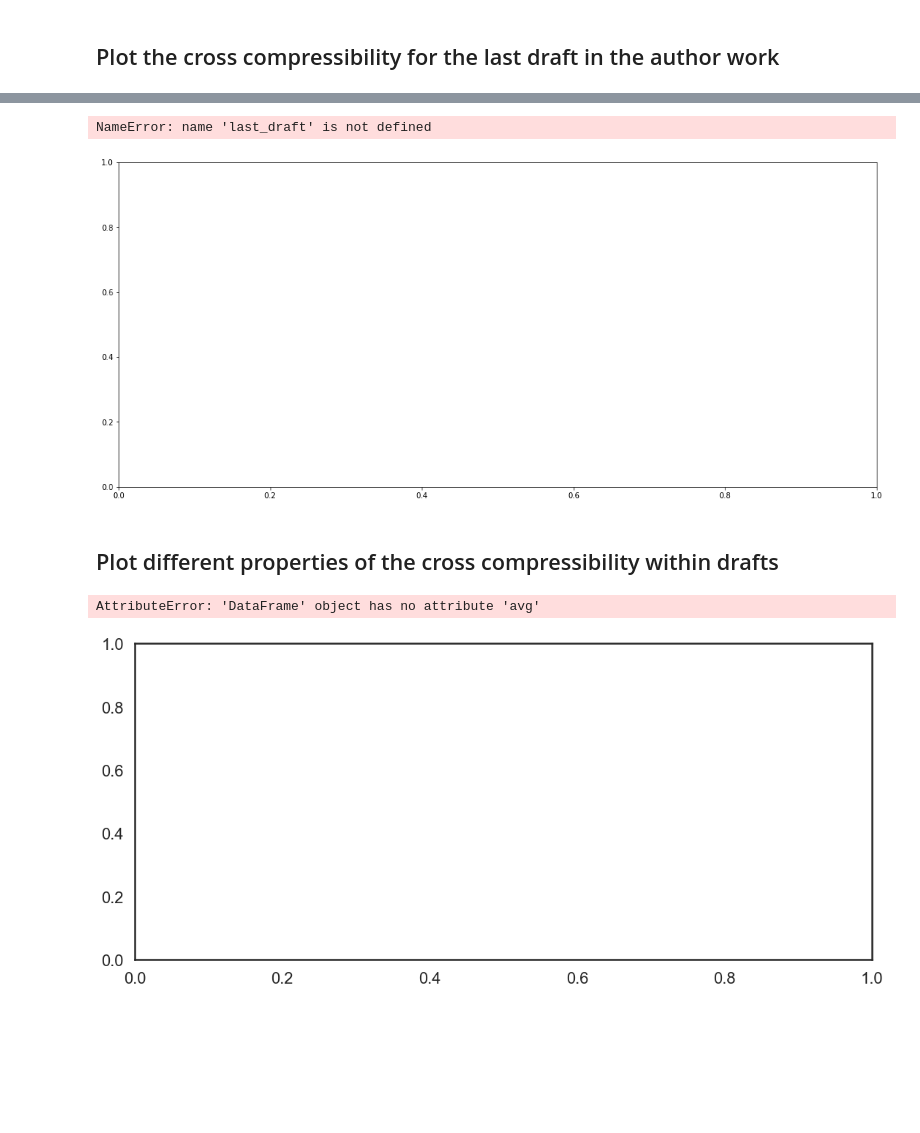
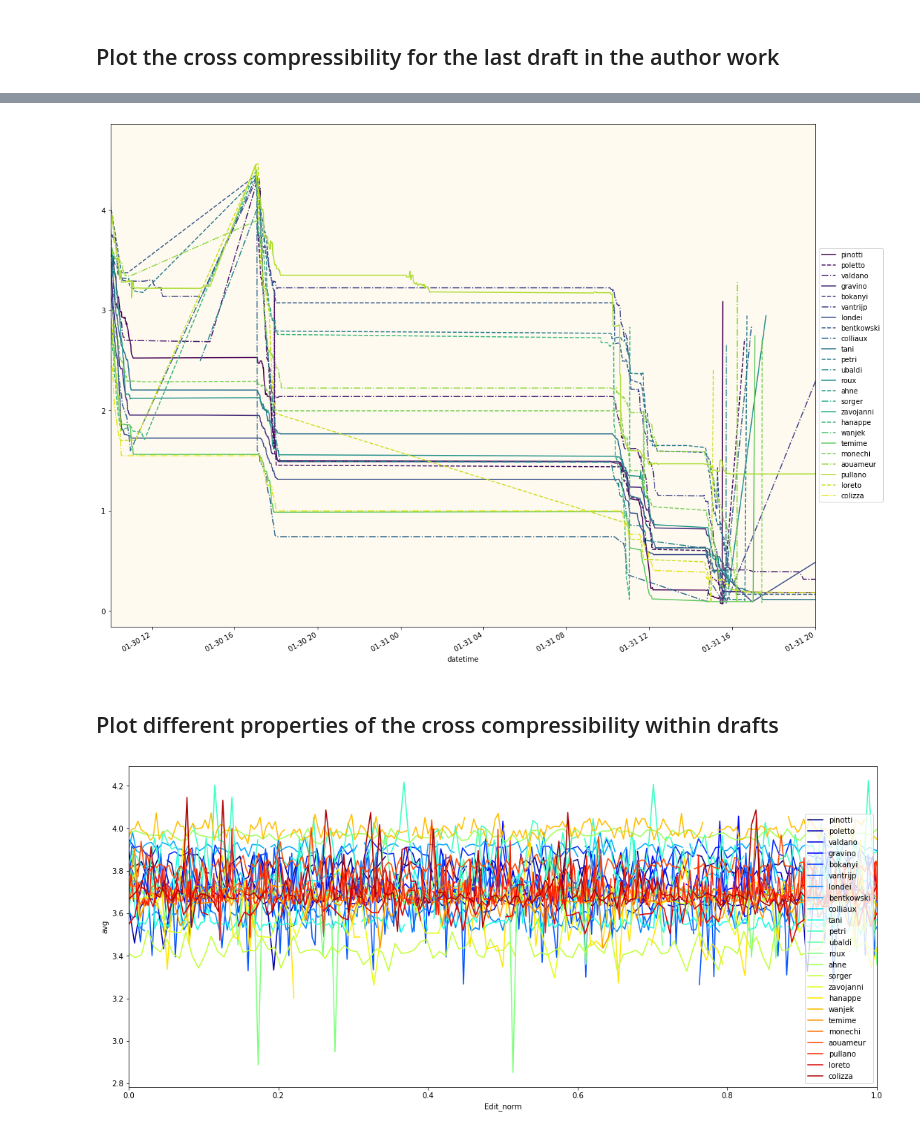
Before and after one commit to losardor/DraftAnalysis, a Jupyter notebook: PACCHETTO_ruggieroDraft/DrafAnal_with_package-Copy1.ipynb, the cells around one changed output, grey strips where cells are left out. Drawn from its saved outputs; the diff is of its cells as text; code cells hidden in the pictures; blank space fills up the shorter version.

```diff
--- a/PACCHETTO_ruggieroDraft/DrafAnal_with_package-Copy1.ipynb
+++ b/PACCHETTO_ruggieroDraft/DrafAnal_with_package-Copy1.ipynb
@@ -119,0 +86,6 @@ pk.dump( Data, open( "./Data/OUTPUT/Data_06_11.p", "wb" ) )
+# %%
+from datetime import datetime
+now = datetime.now()
+timestmp = now.strftime("%d-%m-%Y-%H-%M")
+print(timestmp)
+pk.dump( Data, open( "./Data/OUTPUT/Data"+timestmp+".p", "wb" ) )
@@ -120,14 +94,20 @@ pk.dump( Data, open( "./Data/OUTPUT/Data_06_11.p", "wb" ) )
+# %%
+with open("./Data/OUTPUT/Data"+timestmp+".p","rb") as file:
+    Data = pk.load(file)
 # %% [markdown]
 ## Plot the cross compressibility for the last draft in the author work
 # %%
 x = np.linspace(0, 5, 100)
-cmap = plt.get_cmap('jet')
-fig = plt.figure(figsize=(14,6))
+cmap = plt.get_cmap('viridis')
+LINE_STYLES = ['solid', 'dashed', 'dashdot', 'dotted']
+fig = plt.figure(figsize=(14,10))
 ax = fig.add_axes([1,1,1,1])
+ax.set_facecolor('whitesmoke')
 N = len(Data)
 for i,author in enumerate(Data):
-    color = cmap(float(i)/N)
-    author.drafts[last_draft[author.name]].contigData.plot(ax = ax, x='Edit_norm', y='distance', c=color, label=author.name)
+    color = cmap(float(i)/(N))
+    linestyle = LINE_STYLES[i%3]
+    author.drafts[author.Last4].contigData.plot(ax = ax, x='Edit_norm', y='distance', c=color,ls=linestyle, label=author.name)
     ax.legend(loc='center left', bbox_to_anchor=(1, 0.5))
 plt.savefig('LastDraftCE.png', bbox_inches='tight',format='png')
 # %% [output]
@@ -140,25 +115,26 @@ NameError: name 'last_draft' is not defined
 # %%
 import datetime as datetime
 x = np.linspace(0, 5, 100)
-cmap = plt.get_cmap('jet')
-fig = plt.figure(figsize=(14,6))
+cmap = plt.get_cmap('viridis')
+LINE_STYLES = ['solid', 'dashed', 'dashdot', 'dotted']
+fig = plt.figure(figsize=(14,10))
 ax = fig.add_axes([1,1,1,1])
+ax.set_facecolor('floralwhite')
 N = len(Data)
 for i,author in enumerate(Data):
     color = cmap(float(i)/N)
-    author.drafts[last_draft[author.name]].contigData.reset_index().plot(ax = ax, x='datetime', y='distance', c=color, label=author.name)
+    linestyle = LINE_STYLES[i%3]
+    author.drafts[author.Last4].contigData.reset_index().plot(ax = ax, x='datetime', y='distance', c=color,ls=linestyle, label=author.name)
 ax.legend(loc='center left', bbox_to_anchor=(1, 0.5))
 ax.set_xlim([datetime.datetime(2019, 1, 30, 10, 00), datetime.datetime(2019, 1, 31, 20,00)])
 plt.savefig('LastDraftCErealTime.png', bbox_inches='tight',format='png')
 # %% [output]
-NameError: name 'last_draft' is not defined
-[figure, old version]
+[figure, new version]
 # %% [markdown]
 ## Plot different properties of the cross compressibility within drafts
 # %%
 DA.plot_sliding_prop(Data, 'avg')
 # %% [output]
-AttributeError: 'DataFrame' object has no attribute 'avg'
-[figure, old version]
+[figure, new version]
 # %%
 DA.plot_sliding_prop(Data, 'var')
```
Also changed, not shown: parts of 12 cells of this notebook, 15 other files.
